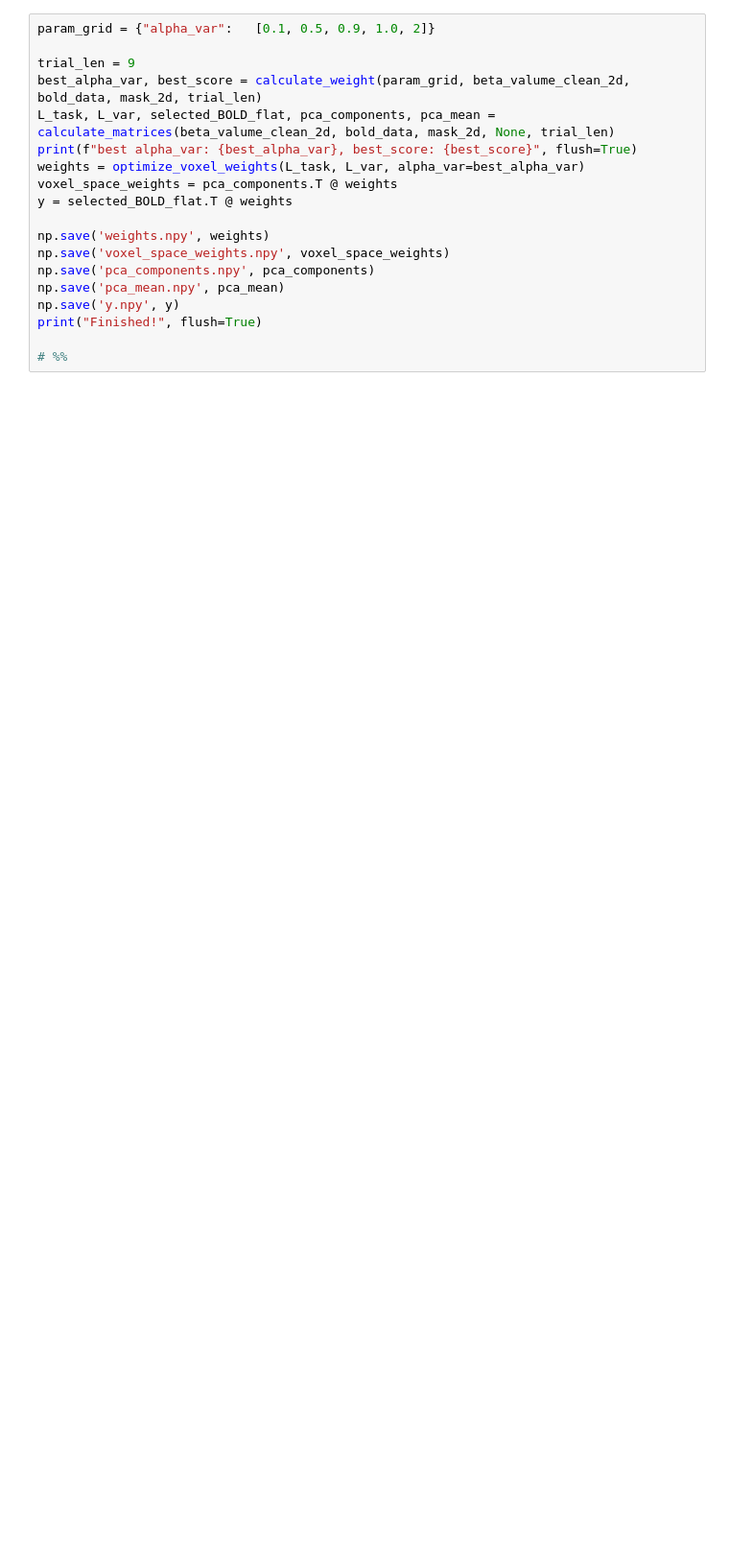
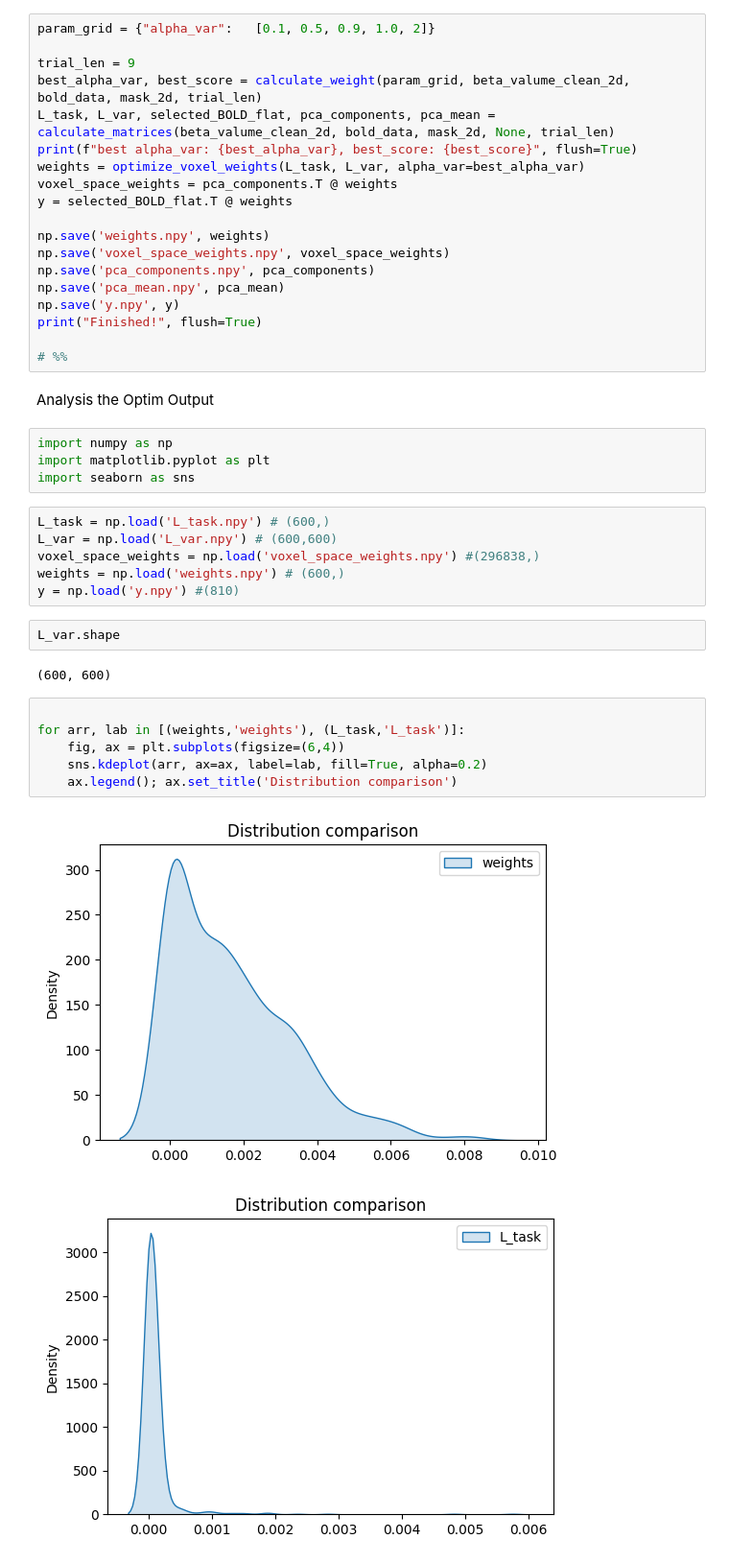
Before and after one commit to MeZahra/Thesis_code_Glm_Opt, a Jupyter notebook: main_oct1.ipynb, the cells around one changed output. Shown at 96% size. Cells and saved outputs as stored; diff of their text form; blank space fills up the shorter version.

```diff
--- a/main_oct1.ipynb
+++ b/main_oct1.ipynb
@@ -541,3 +551,28 @@ np.save('y.npy', y)
 print("Finished!", flush=True)
 
 # %%
+# %% [markdown]
+Analysis the Optim Output
+# %%
+import numpy as np
+import matplotlib.pyplot as plt
+import seaborn as sns
+# %%
+L_task = np.load('L_task.npy') # (600,)
+L_var = np.load('L_var.npy') # (600,600)
+voxel_space_weights = np.load('voxel_space_weights.npy') #(296838,)
+weights = np.load('weights.npy') # (600,)
+y = np.load('y.npy') #(810)
+# %%
+L_var.shape
+# %% [output]
+(600, 600)
+# %%
+
+for arr, lab in [(weights,'weights'), (L_task,'L_task')]:
+    fig, ax = plt.subplots(figsize=(6,4))
+    sns.kdeplot(arr, ax=ax, label=lab, fill=True, alpha=0.2)
+    ax.legend(); ax.set_title('Distribution comparison')
+# %% [output]
+[figure, added]
+[figure, added]
```
Also changed, not shown: parts of 16 cells of this notebook, 4 other files.
